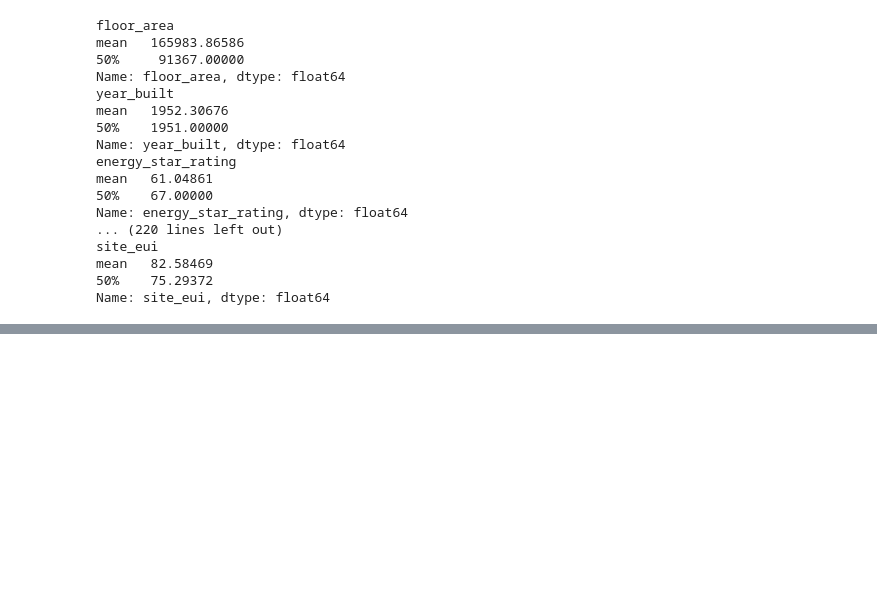
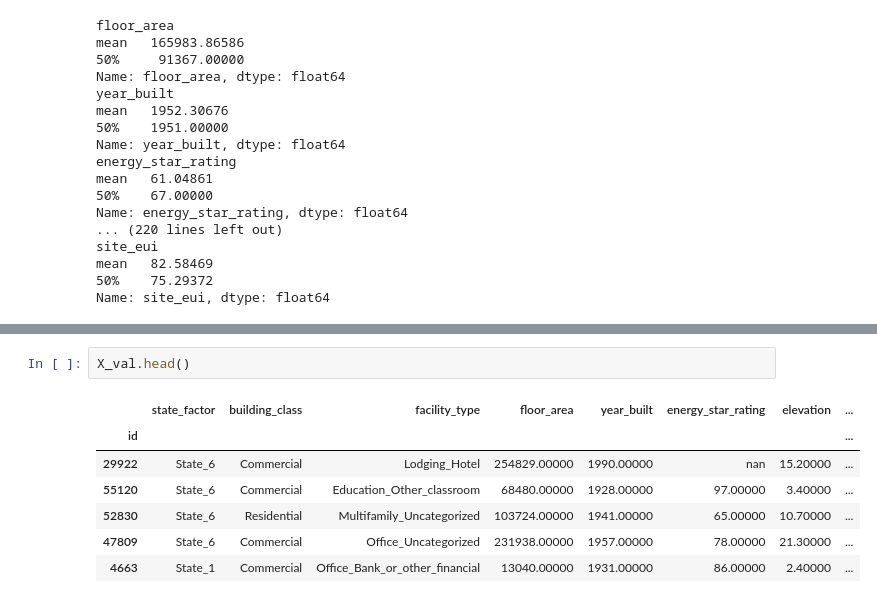
Before and after one commit to NeilBardhan/wids-datathon, a Jupyter notebook: notebooks/0-data-exploration.ipynb, the cells around one changed output, grey strips where cells are left out. Drawn from its saved outputs; the diff is of its cells as text; blank space fills up the shorter version.

```diff
--- a/notebooks/0-data-exploration.ipynb
+++ b/notebooks/0-data-exploration.ipynb
@@ -185,0 +226,10 @@ Name: site_eui, dtype: float64
+# %%
+X_val.head()
+# %% [output]
+|  | state_factor | building_class | facility_type | floor_area | year_built | energy_star_rating | elevation | ... |
+| id |  |  |  |  |  |  |  | ... |
+| 29922 | State_6 | Commercial | Lodging_Hotel | 254829.00000 | 1990.00000 | nan | 15.20000 | ... |
+| 55120 | State_6 | Commercial | Education_Other_classroom | 68480.00000 | 1928.00000 | 97.00000 | 3.40000 | ... |
+| 52830 | State_6 | Residential | Multifamily_Uncategorized | 103724.00000 | 1941.00000 | 65.00000 | 10.70000 | ... |
+| 47809 | State_6 | Commercial | Office_Uncategorized | 231938.00000 | 1957.00000 | 78.00000 | 21.30000 | ... |
+| 4663 | State_1 | Commercial | Office_Bank_or_other_financial | 13040.00000 | 1931.00000 | 86.00000 | 2.40000 | ... |
```
Also changed, not shown: parts of 22 cells of this notebook, 3 other files.
